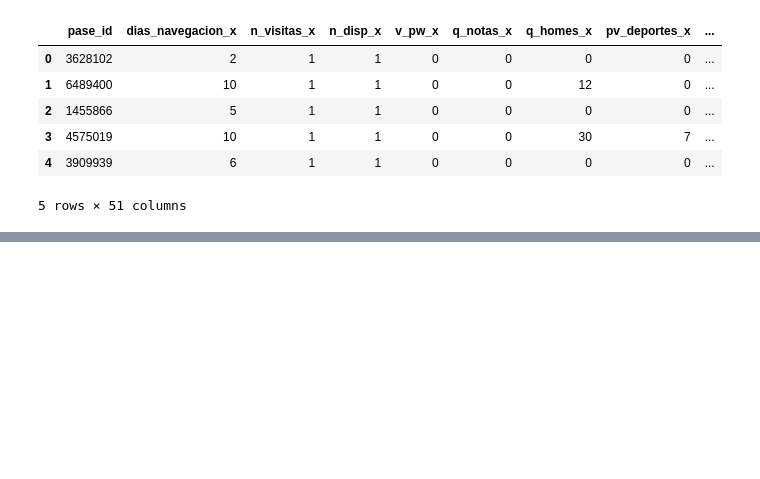
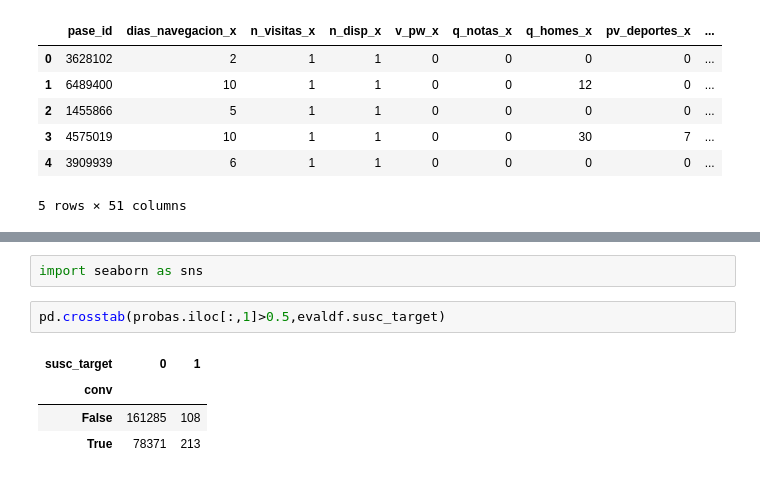
Before and after one commit to marianoogimenez/google-asl-project, a Jupyter notebook: Paywall.ipynb, the cells around one changed output, grey strips where cells are left out. Drawn from its saved outputs; the diff is of its cells as text; blank space fills up the shorter version.

```diff
--- a/Paywall.ipynb
+++ b/Paywall.ipynb
@@ -56,0 +228,9 @@ df = df.drop(["pase_id","pvd_n","n_visitas_x","n_visitas_y",'Unnamed"],axis = 1)
+# %%
+import seaborn as sns
+# %%
+pd.crosstab(probas.iloc[:,1]>0.5,evaldf.susc_target)
+# %% [output]
+| susc_target | 0 | 1 |
+| conv |  |  |
+| False | 161285 | 108 |
+| True | 78371 | 213 |
```
Also changed, not shown: parts of 24 cells of this notebook.
